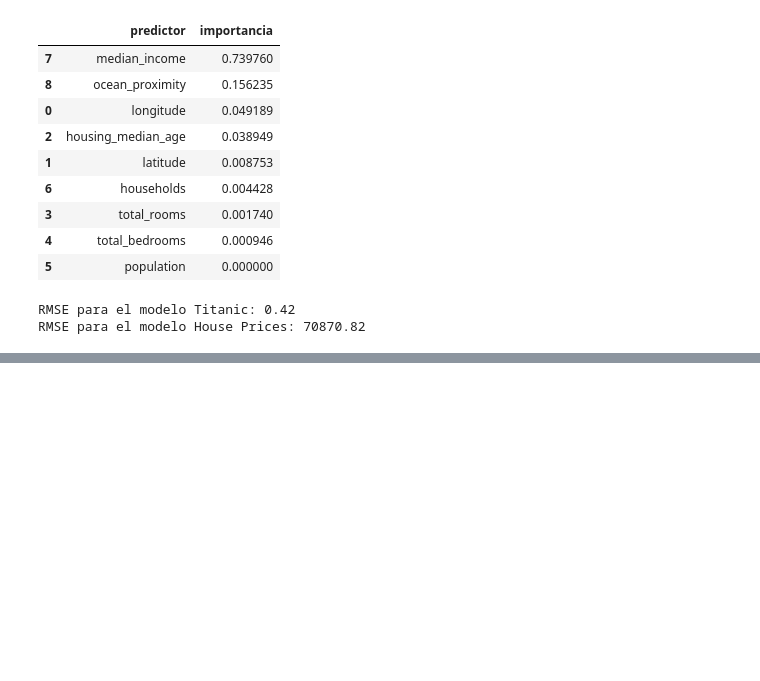
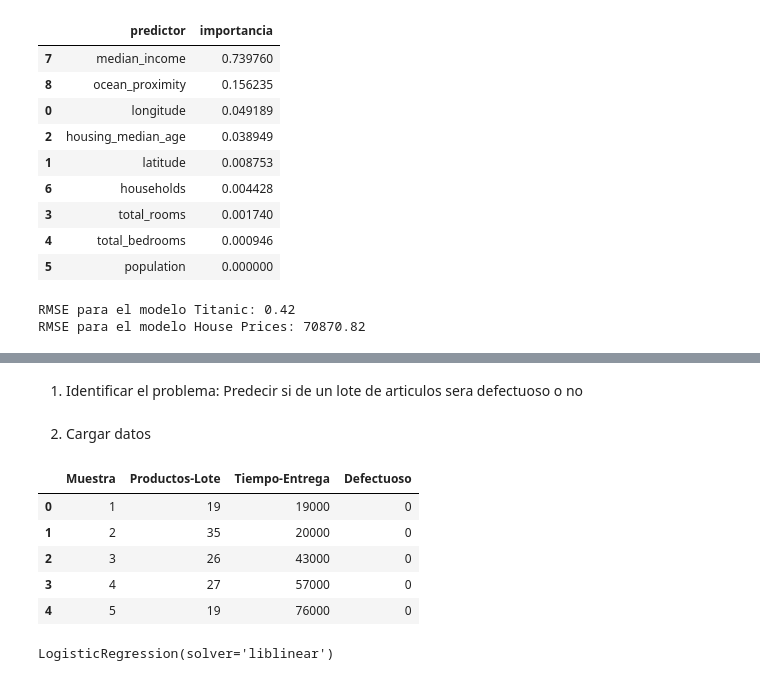
Before and after one commit to Sj-kronton/IA_2025, a Jupyter notebook: arboles.ipynb, the cells around one changed output, grey strips where cells are left out. Drawn from its saved outputs; the diff is of its cells as text; code cells hidden in the pictures; blank space fills up the shorter version.

```diff
--- a/arboles.ipynb
+++ b/arboles.ipynb
@@ -767,0 +776,4 @@ RMSE para el modelo House Prices: 70870.82
+# %% [markdown]
+1. Identificar el problema: Predecir si de un lote de articulos sera defectuoso o no
+# %% [markdown]
+2. Cargar datos
@@ -767,0 +784,12 @@ RMSE para el modelo House Prices: 70870.82
+# %%
+#cargar datos
+
+df=pd.read_excel("/content/datos-logisticos.xlsx")
+df.head()
+# %% [output]
+|  | Muestra | Productos-Lote | Tiempo-Entrega | Defectuoso |
+| 0 | 1 | 19 | 19000 | 0 |
+| 1 | 2 | 35 | 20000 | 0 |
+| 2 | 3 | 26 | 43000 | 0 |
+| 3 | 4 | 27 | 57000 | 0 |
+| 4 | 5 | 19 | 76000 | 0 |
@@ -767,0 +800,10 @@ RMSE para el modelo House Prices: 70870.82
+# %%
+X=df[[X1,X2]].values
+Y=df[Y].values #que agarre los valores
+
+#Entrenar el modelo con los datos
+
+model=LogisticRegression(solver="liblinear")
+model.fit(X,Y)
+# %% [output]
+LogisticRegression(solver='liblinear')
```
Also changed, not shown: parts of 11 cells of this notebook.
